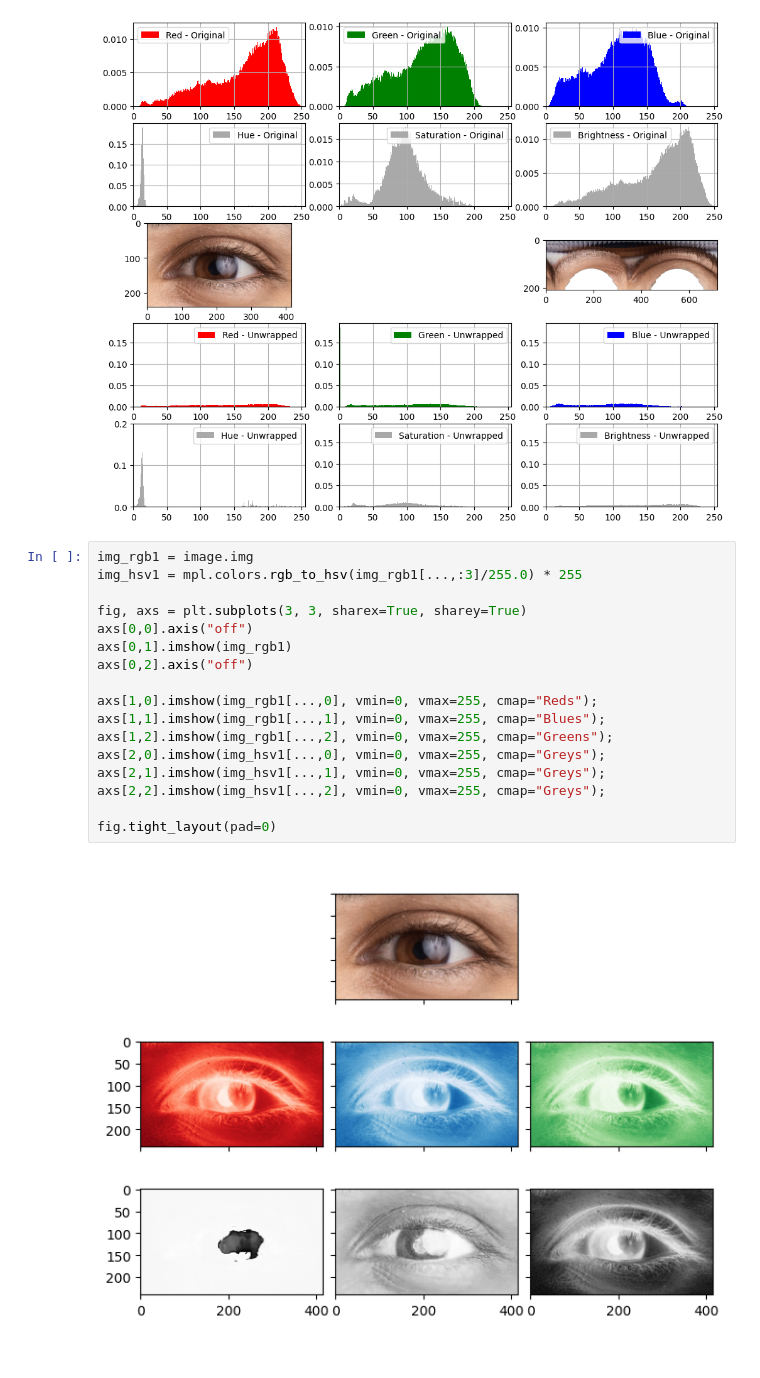
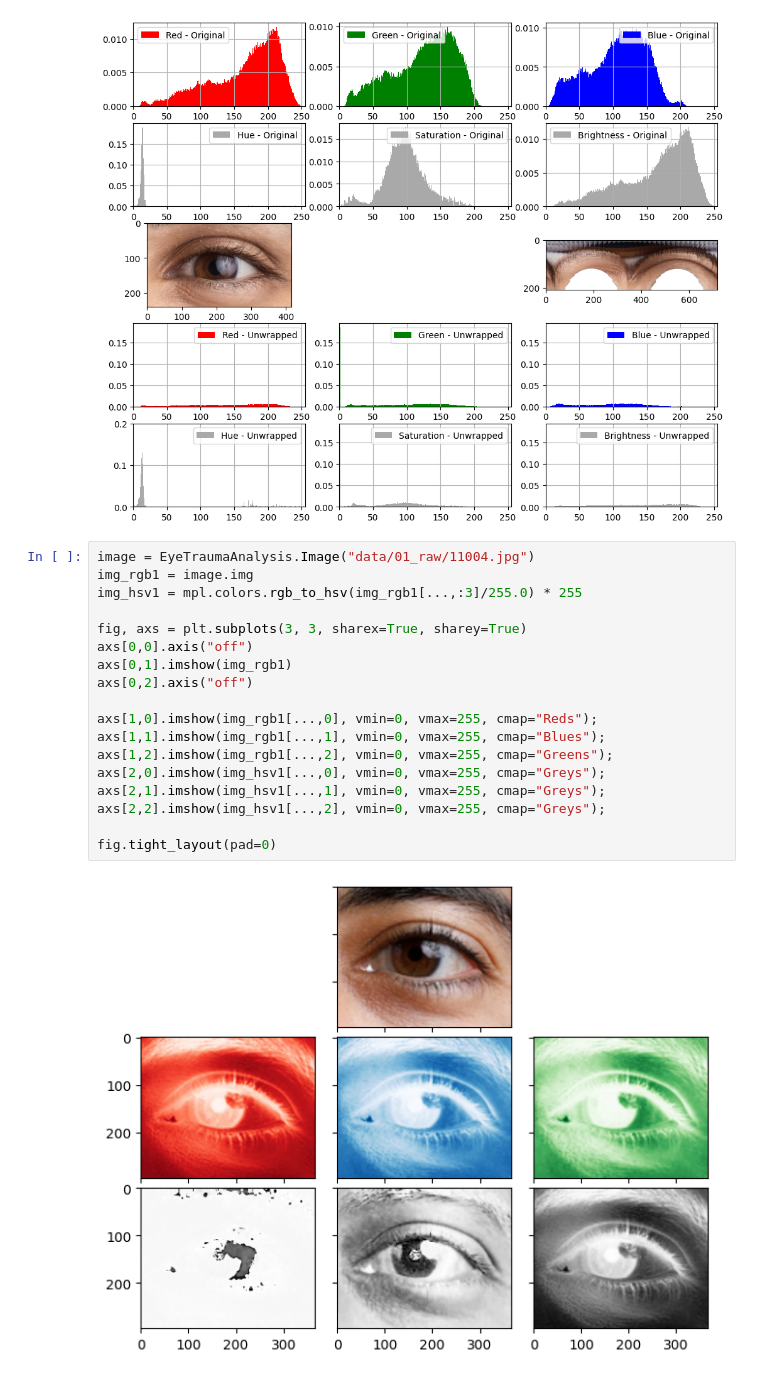
Before and after one commit to ethanrasmussen/EyeTraumaAnalysis, a Jupyter notebook: src/notebooks/skin_removal.ipynb, the cells around one changed output. Cells and saved outputs as stored; diff of their text form.

```diff
--- a/src/notebooks/skin_removal.ipynb
+++ b/src/notebooks/skin_removal.ipynb
@@ -134,23 +131,24 @@ for ind, ax in enumerate(axs[3:,:].reshape(-1)):
 # %% [output]
 [figure]
 # %%
+image = EyeTraumaAnalysis.Image("data/01_raw/11004.jpg")
 img_rgb1 = image.img
 img_hsv1 = mpl.colors.rgb_to_hsv(img_rgb1[...,:3]/255.0) * 255
 
 fig, axs = plt.subplots(3, 3, sharex=True, sharey=True)
 axs[0,0].axis("off")
 axs[0,1].imshow(img_rgb1)
 axs[0,2].axis("off")
 
 axs[1,0].imshow(img_rgb1[...,0], vmin=0, vmax=255, cmap="Reds");
 axs[1,1].imshow(img_rgb1[...,1], vmin=0, vmax=255, cmap="Blues");
 axs[1,2].imshow(img_rgb1[...,2], vmin=0, vmax=255, cmap="Greens");
 axs[2,0].imshow(img_hsv1[...,0], vmin=0, vmax=255, cmap="Greys");
 axs[2,1].imshow(img_hsv1[...,1], vmin=0, vmax=255, cmap="Greys");
 axs[2,2].imshow(img_hsv1[...,2], vmin=0, vmax=255, cmap="Greys");
 
 fig.tight_layout(pad=0)
 # %% [output]
-[figure, old version]
+[figure, new version]
 # %%
 
```
Also changed, not shown: parts of 9 cells of this notebook, 6 other files.
